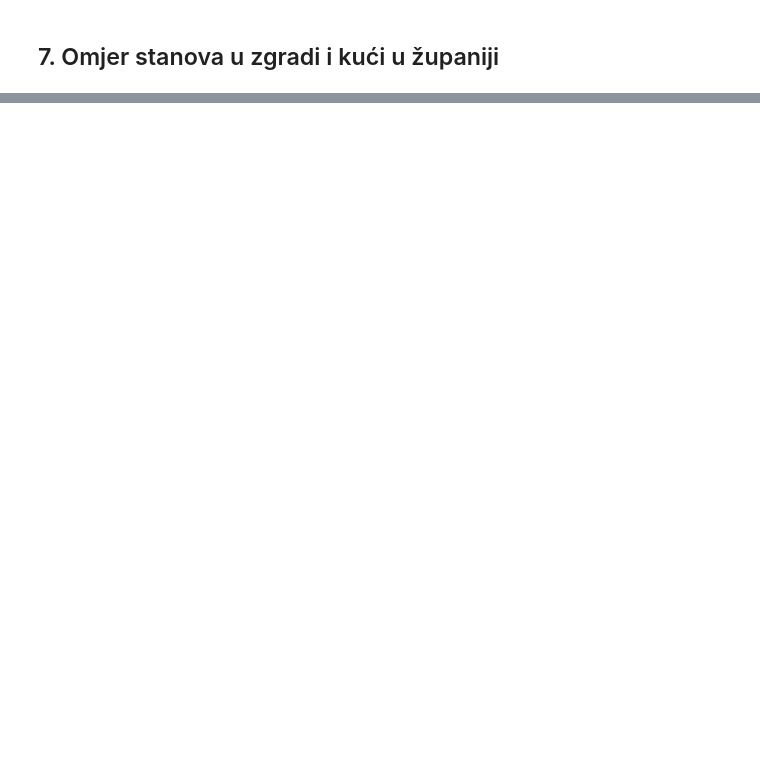
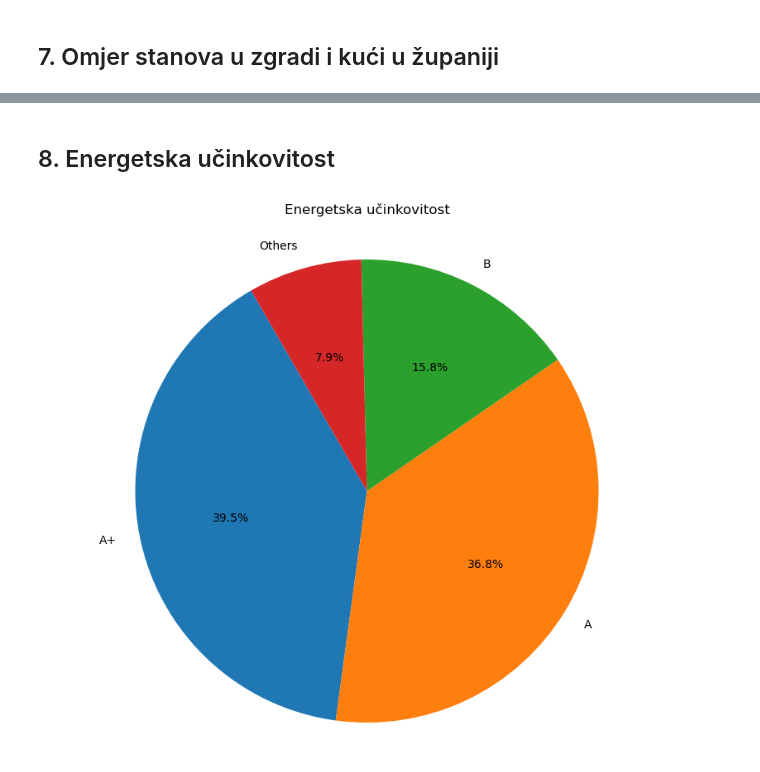
Before and after one commit to ikojun00/njuskalo-web-scraper, a Jupyter notebook: proba.ipynb, the cells around one changed output, grey strips where cells are left out. Saved outputs shown, nothing was run; the diff lists cells and outputs as text; code cells hidden in the pictures; blank space fills up the shorter version.

```diff
--- a/proba.ipynb
+++ b/proba.ipynb
@@ -101,0 +107,18 @@ plt.show()
+# %% [markdown]
+## 8. Energetska učinkovitost
+# %%
+data = df[df['Energy class'] != 'Unknown']
+energy_class_counts = data['Energy class'].value_counts()
+total_occurrences = energy_class_counts.sum()
+
+top_three = energy_class_counts.head(3)
+others_percentage = energy_class_counts[3:].sum()
+percentage_occurrences = pd.concat([top_three, pd.Series([others_percentage], index=['Others'])])
+
+plt.figure(figsize=(10, 8))
+plt.pie(percentage_occurrences, labels=percentage_occurrences.index, autopct=lambda p: '{:.1f}%'.format(p) if p >= 2 else '', startangle=120)
+plt.axis('equal')
+plt.title('Energetska učinkovitost', pad=20)
+plt.show()
+# %% [output]
+[figure, added]
```
Also changed, not shown: parts of 5 cells of this notebook, 6 other files.
